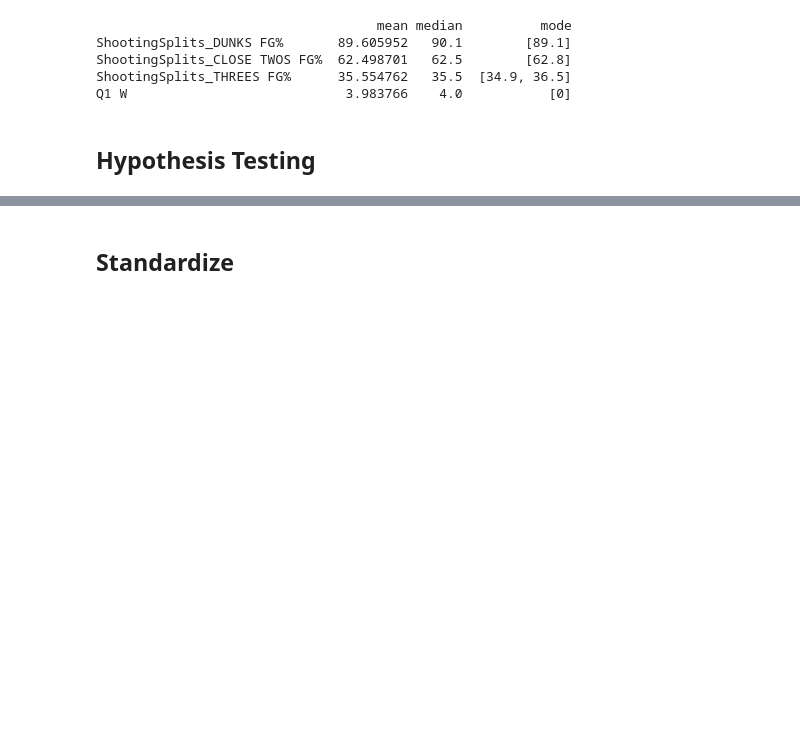
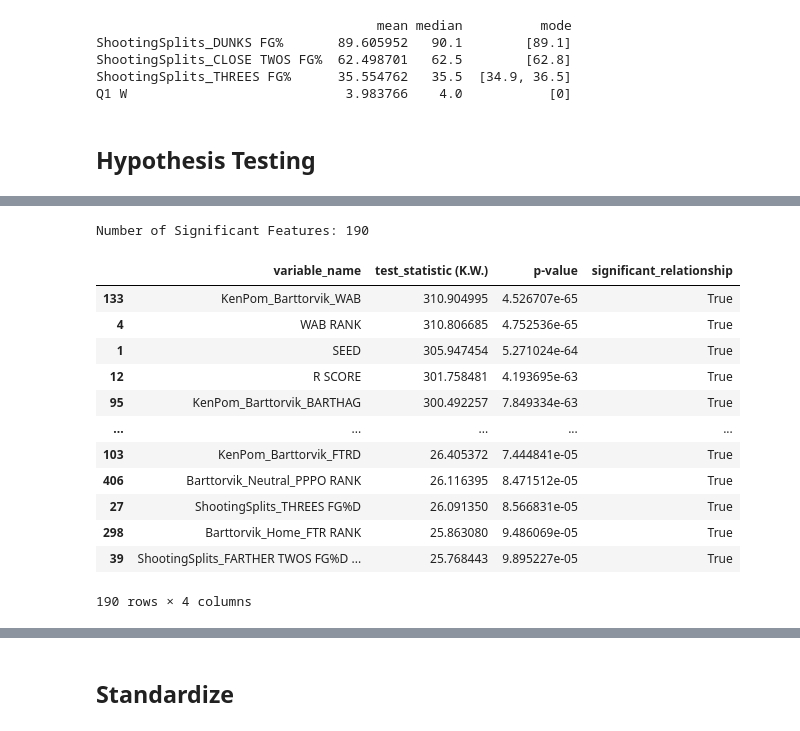
Before and after one commit to jackdorner/CSC2621FinalProject, a Jupyter notebook: FinalProject_cleaned.ipynb, the cells around one changed output, grey strips where cells are left out. Drawn from its saved outputs; the diff is of its cells as text; code cells hidden in the pictures; blank space fills up the shorter version.

```diff
--- a/FinalProject_cleaned.ipynb
+++ b/FinalProject_cleaned.ipynb
@@ -261,0 +273,22 @@ pearsons_results
+# %%
+team_rankings_df = pd.read_csv("./Data_Needs_updated_after_selection_sunday/TeamRankings.csv")
+
+round_reached_all_time = team_rankings_df[['TEAM NO', 'ROUND']]
+
+round_reached_dict = dict(zip(round_reached_all_time['TEAM NO'], round_reached_all_time['ROUND']))
+
+def create_stat_vs_round_vector(df, feature_name):
+    stat_vector = []
+    round_vector = []
+    stat_dict = dict(zip(df['TEAM NO'], df[feature_name]))
+
+    for team_no in round_reached_dict:
+        if team_no > 131 and team_no <= 1000:
+            team_no = str(team_no)
+            if team_no in stat_dict:
+                stat_vector.append(stat_dict[team_no])
+
+                team_no = int(team_no)
+                round_vector.append(round_reached_dict[team_no])
+
+    return stat_vector, round_vector
@@ -261,0 +353,21 @@ pearsons_results
+# %%
+KW_results = perform_kruskal_wallis(df_all)
+KW_significant_results = KW_results[KW_results['significant_relationship'] == True]
+KW_significant_results = KW_significant_results.sort_values(by = 'p-value')
+print(f'Number of Significant Features: {len(KW_significant_results)}')
+KW_significant_results.head(len(KW_significant_results))
+# %% [output]
+Number of Significant Features: 190
+|  | variable_name | test_statistic (K.W.) | p-value | significant_relationship |
+| 133 | KenPom_Barttorvik_WAB | 310.904995 | 4.526707e-65 | True |
+| 4 | WAB RANK | 310.806685 | 4.752536e-65 | True |
+| 1 | SEED | 305.947454 | 5.271024e-64 | True |
+| 12 | R SCORE | 301.758481 | 4.193695e-63 | True |
+| 95 | KenPom_Barttorvik_BARTHAG | 300.492257 | 7.849334e-63 | True |
+| ... | ... | ... | ... | ... |
+| 103 | KenPom_Barttorvik_FTRD | 26.405372 | 7.444841e-05 | True |
+| 406 | Barttorvik_Neutral_PPPO RANK | 26.116395 | 8.471512e-05 | True |
+| 27 | ShootingSplits_THREES FG%D | 26.091350 | 8.566831e-05 | True |
+| 298 | Barttorvik_Home_FTR RANK | 25.863080 | 9.486069e-05 | True |
+| 39 | ShootingSplits_FARTHER TWOS FG%D ... | 25.768443 | 9.895227e-05 | True |
+190 rows × 4 columns
```
Also changed, not shown: parts of 14 cells of this notebook, 2 other files.
